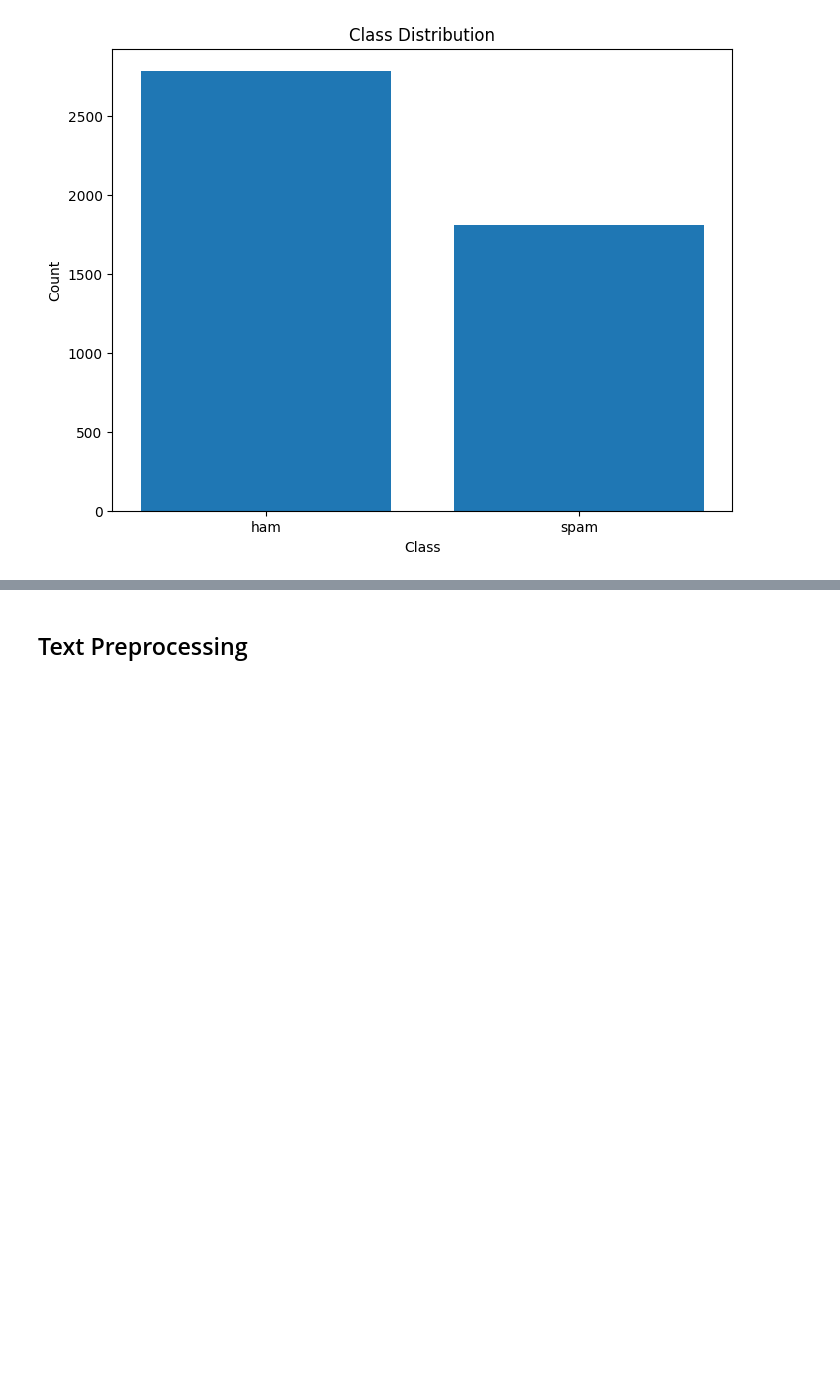
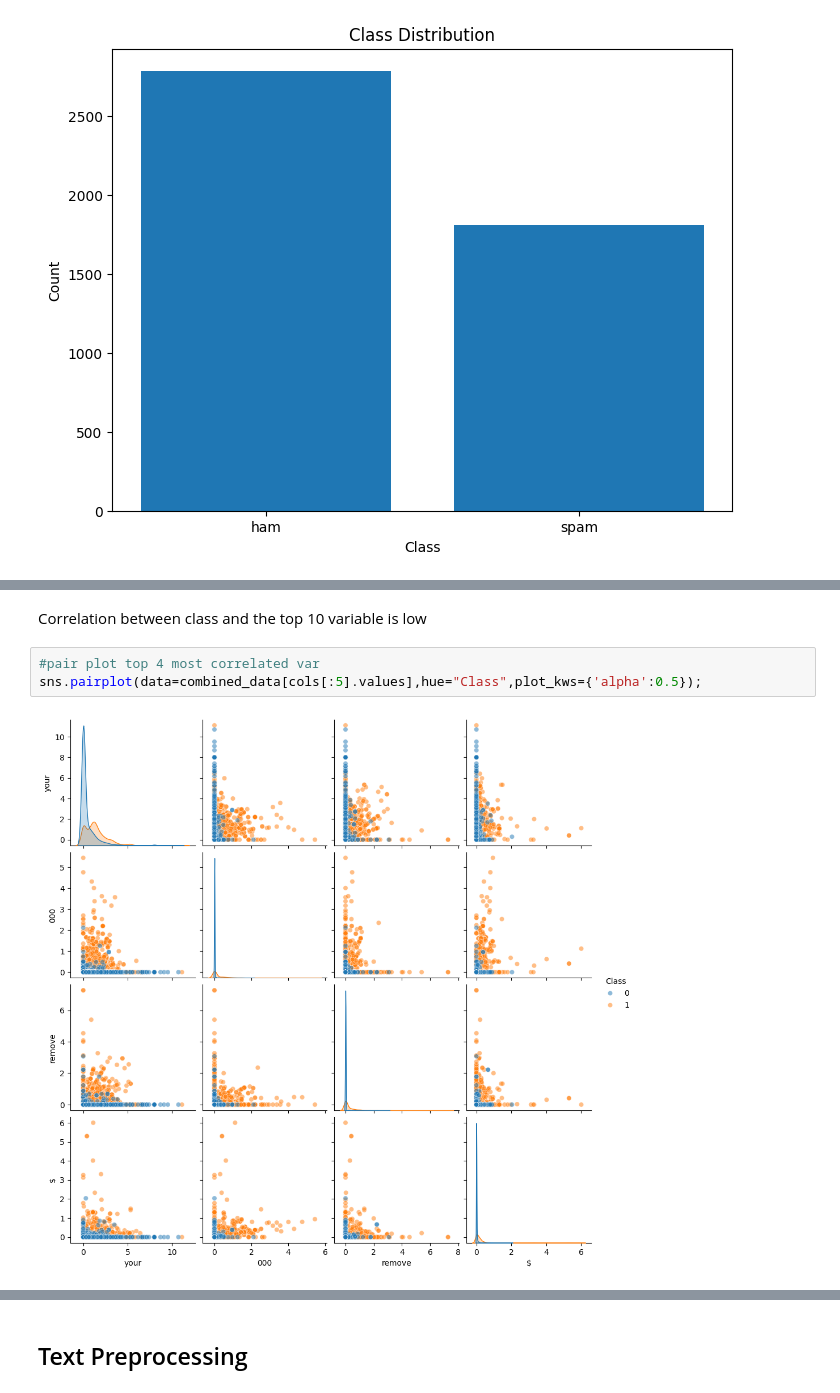
Before and after one commit to enidroman/Data-620-Web-Analysis, a Jupyter notebook: Data_620_Web_Analysis_Assignment_Document_Classification.ipynb, the cells around one changed output, grey strips where cells are left out. Saved outputs shown, nothing was run; the diff lists cells and outputs as text; blank space fills up the shorter version.

```diff
--- a/Data_620_Web_Analysis_Assignment_Document_Classification.ipynb
+++ b/Data_620_Web_Analysis_Assignment_Document_Classification.ipynb
@@ -336,0 +410,7 @@ plt.show()
+# %% [markdown]
+Correlation between class and the top 10 variable is low
+# %%
+#pair plot top 4 most correlated var
+sns.pairplot(data=combined_data[cols[:5].values],hue="Class",plot_kws={'alpha':0.5});
+# %% [output]
+[figure, added]
```
Also changed, not shown: parts of 97 cells of this notebook.
